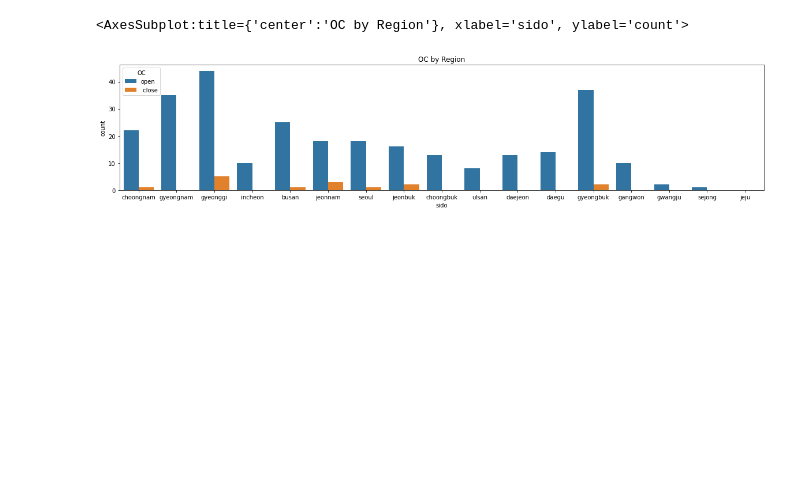
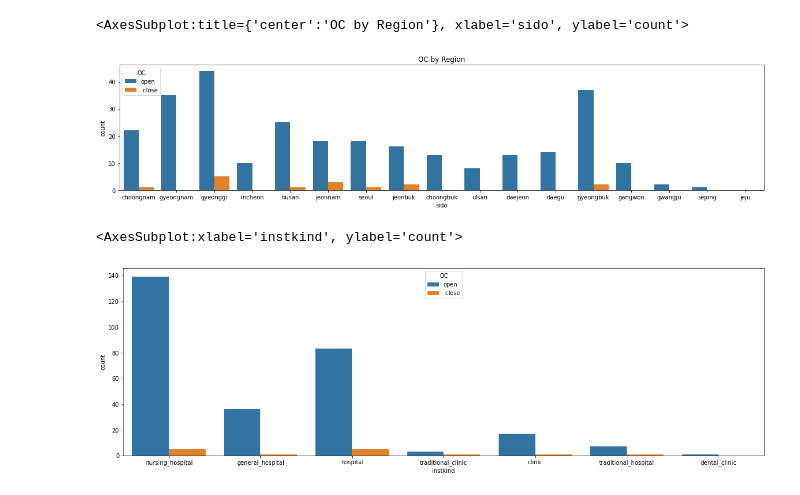
Before and after one commit to hhh6593/Dacon, a Jupyter notebook: Dacon_project_notebook.ipynb, the cells around one changed output. Cells and saved outputs as stored; diff of their text form; code cells hidden in the pictures; blank space fills up the shorter version.

```diff
--- a/Dacon_project_notebook.ipynb
+++ b/Dacon_project_notebook.ipynb
@@ -43,3 +43,25 @@ test
 | 125 | 430 | NaN | jeju | 76 | 20010201.0 | NaN | NaN | 4.892710e+10 | 4.157148e+10 | 4.721485e+09 | ... |
 | 126 | 431 | NaN | choongbuk | 163 | 19961216.0 | 96.0 | hospital | 1.092444e+10 | 1.168731e+09 | 8.709839e+09 | ... |
 127 rows × 58 columns
+# %%
+#employee 칼럼 전처리
+a=test['employee1'].astype(str).tolist()
+a2=test['employee2'].astype(str).tolist()
+b=[]
+b2=[]
+for i in a:
+    if ',' in i:
+        i=i.replace(',','')
+        b.append(i)
+    else:
+        b.append(i)
+for i in a2:
+    if ',' in i:
+        i=i.replace(',','')
+        b2.append(i)
+    else:
+        b2.append(i)
+b=list(map(float, b))
+b2=list(map(float, b2))
+test['employee1']=b
+test['employee2']=b2
@@ -150,3 +192,10 @@ sns.countplot(alldata['sido'], hue=alldata['OC'])
 # %% [output]
 <AxesSubplot:title={'center':'OC by Region'}, xlabel='sido', ylabel='count'>
 [figure]
+# %%
+#병원 종류별 개/폐업 시각화 - 분석에 큰 도움이 되지 않음
+plt.figure(figsize=(20,6))
+sns.countplot(alldata['instkind'], hue=alldata['OC'])
+# %% [output]
+<AxesSubplot:xlabel='instkind', ylabel='count'>
+[figure, added]
```
Also changed, not shown: parts of 17 cells of this notebook.
